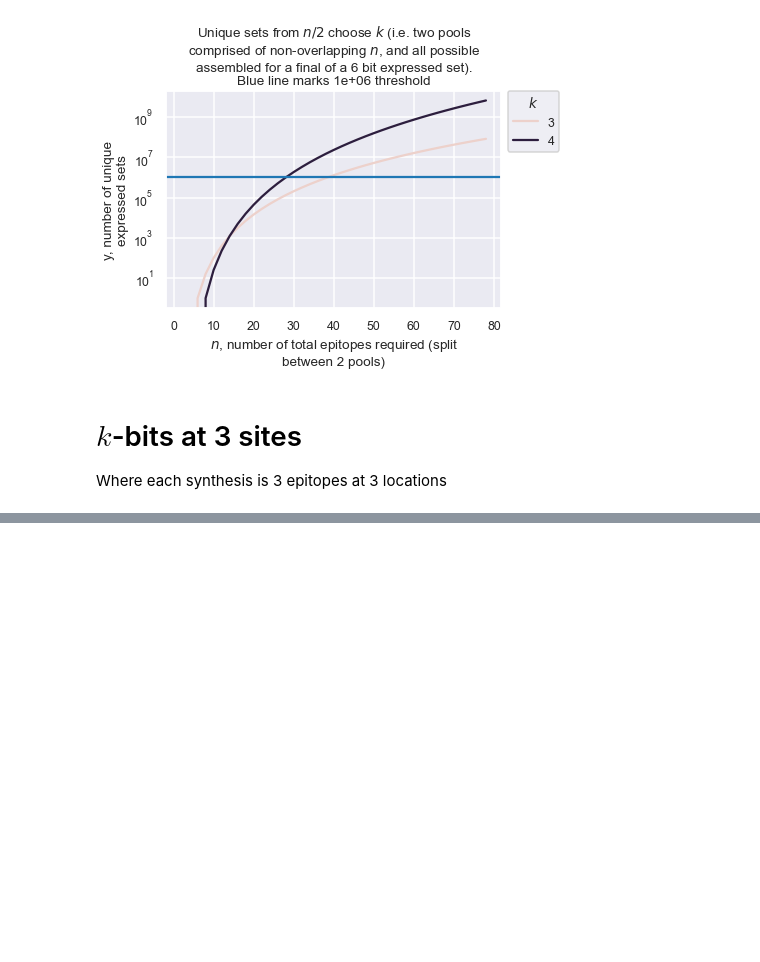
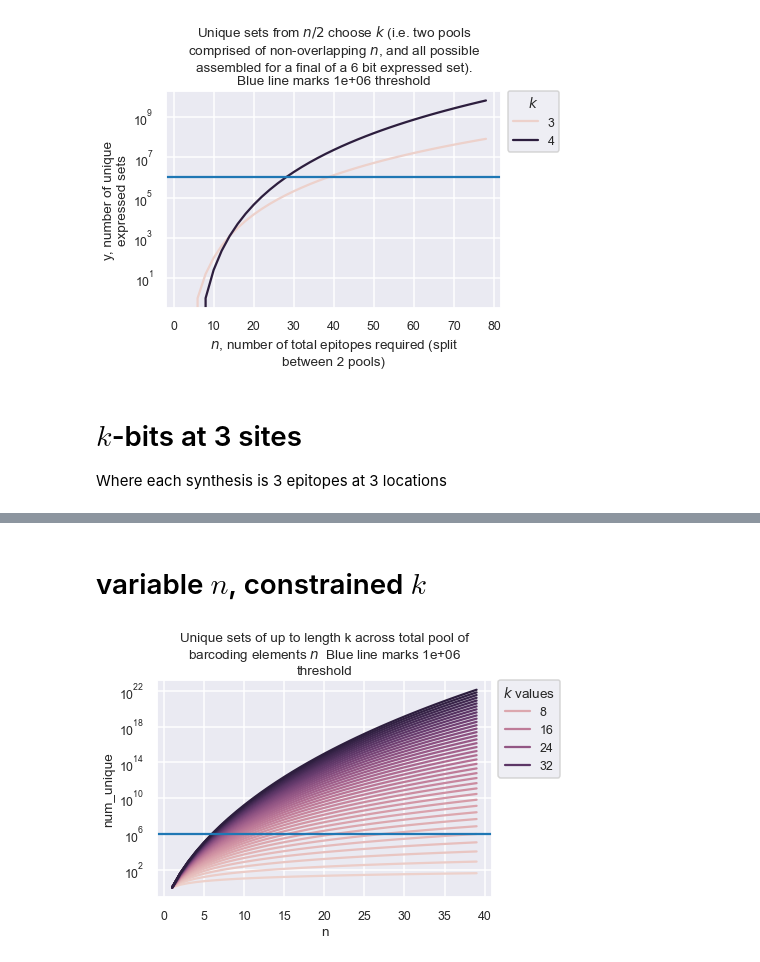
Before and after one commit to e11bio/combinatorics_dash, a Jupyter notebook: combinatorics.ipynb, the cells around one changed output, grey strips where cells are left out. Drawn from its saved outputs; the diff is of its cells as text; code cells hidden in the pictures; blank space fills up the shorter version.

Commit message:
first pass at with replacement plots

```diff
--- a/combinatorics.ipynb
+++ b/combinatorics.ipynb
@@ -369,0 +372,14 @@ ax = plot_params(ax, title,
+# %%
+def vary_r(n,k):
+    return comb(n, k, repetition=True) #combine with repeats
+
+def make_combinatorics_r(n = range(0,60,1), k = range(3, 20)):
+    ks = k
+    dfs = []
+    for k in ks:
+        df = pd.DataFrame(data = {'n':n})
+        df['k'] = k
+        df['num_unique'] = df['n'].apply(lambda n : vary_r(n, k))
+        dfs.append(df)
+    df = pd.concat(dfs)
+    return df.reset_index()
@@ -369,0 +402,21 @@ ax = plot_params(ax, title,
+# %% [markdown]
+# variable $n$, constrained $k$
+# %%
+df = make_combinatorics_r(n=range(1,40,1), k = range(1,40,1))
+# %%
+## the ful range of varying n, constrained k
+ax = sns.lineplot(data = df,
+                  x = 'n',
+                  y = 'num_unique',
+                  hue = "k")
+title = "Unique sets of up to length k across total pool of barcoding elements $n$"
+
+ax = plot_params(ax,
+                 title,
+                 threshold = threshold,
+                 varied_by = "$k$ values")
+
+
+# hide_toggle()
+# %% [output]
+[figure, added]
```
Also changed, not shown: parts of 37 cells of this notebook.
